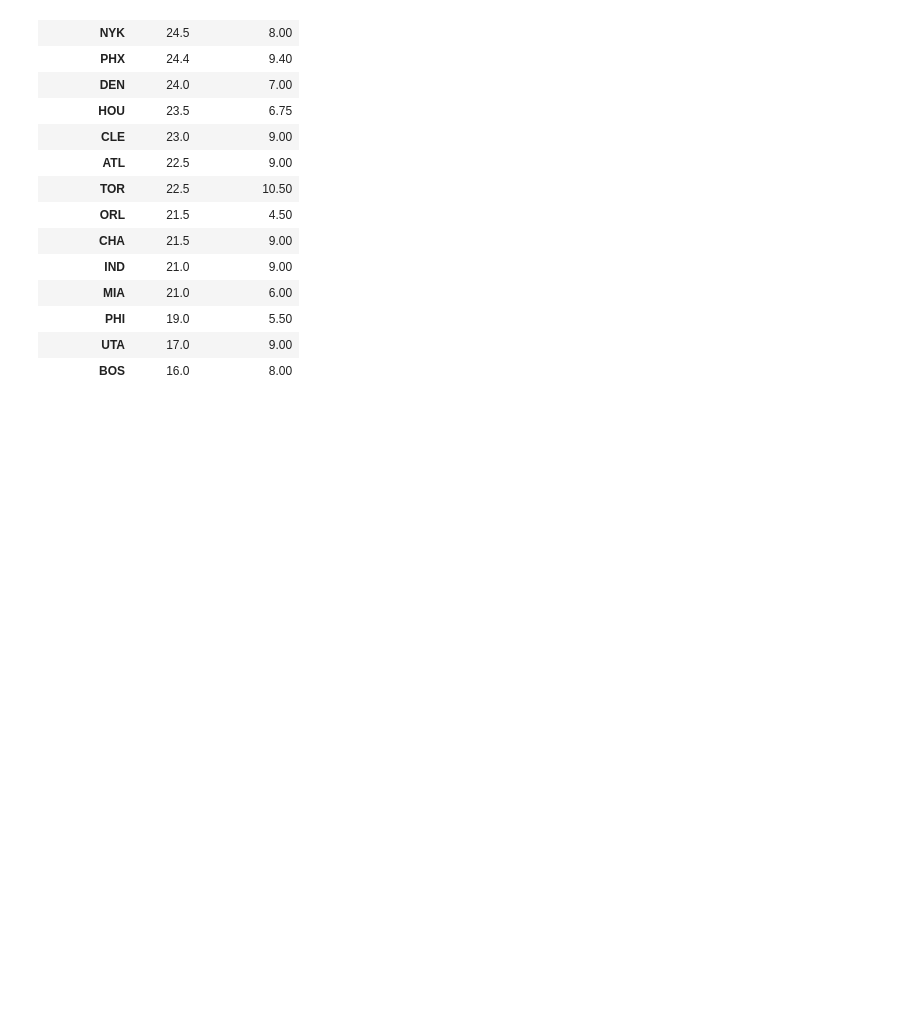
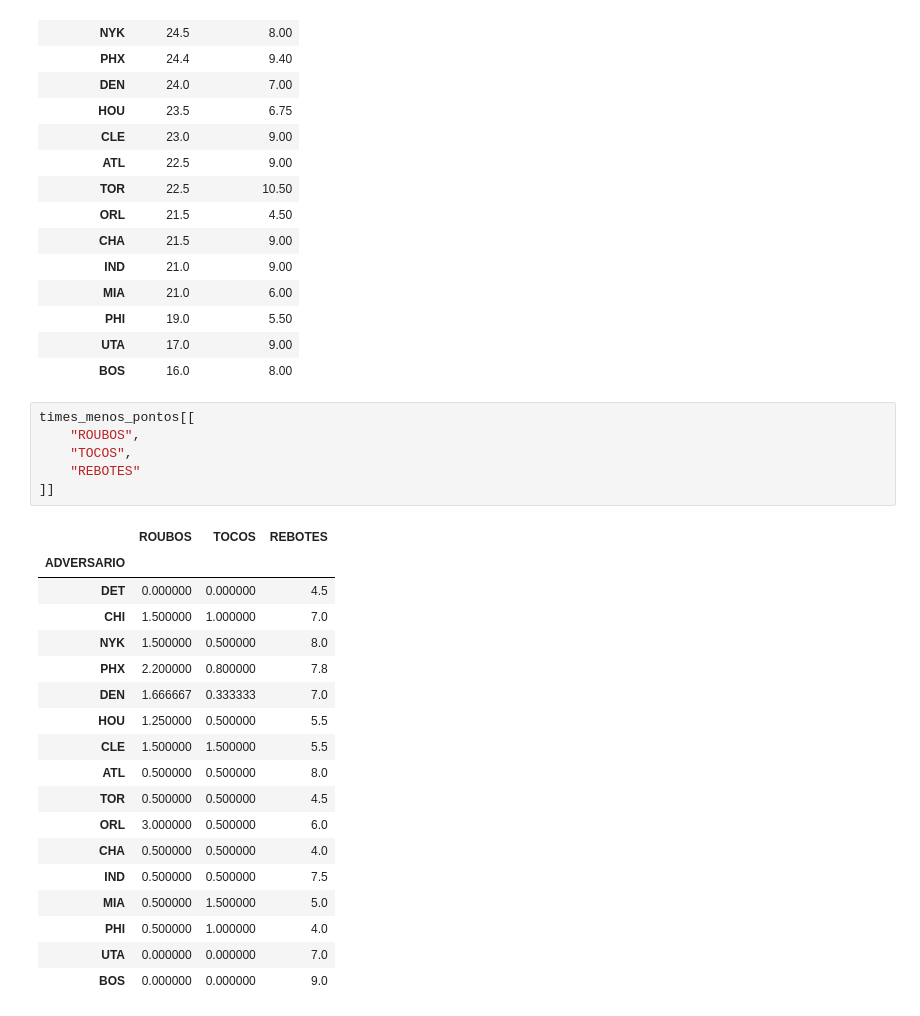
Before and after one commit to BernardoSantDev/Pipeline-de-Dados-com-API-Limpeza-e-Analise, a Jupyter notebook: notebooks/projeto_api.ipynb, the cells around one changed output. Drawn from its saved outputs; the diff is of its cells as text; blank space fills up the shorter version.

```diff
--- a/notebooks/projeto_api.ipynb
+++ b/notebooks/projeto_api.ipynb
@@ -393,3 +393,28 @@ times_menos_pontos[["PONTOS","ASSISTENCIAS"]]
 | PHI | 19.0 | 5.50 |
 | UTA | 17.0 | 9.00 |
 | BOS | 16.0 | 8.00 |
+# %%
+times_menos_pontos[[
+    "ROUBOS",
+    "TOCOS",
+    "REBOTES"
+]]
+# %% [output]
+|  | ROUBOS | TOCOS | REBOTES |
+| ADVERSARIO |  |  |  |
+| DET | 0.000000 | 0.000000 | 4.5 |
+| CHI | 1.500000 | 1.000000 | 7.0 |
+| NYK | 1.500000 | 0.500000 | 8.0 |
+| PHX | 2.200000 | 0.800000 | 7.8 |
+| DEN | 1.666667 | 0.333333 | 7.0 |
+| HOU | 1.250000 | 0.500000 | 5.5 |
+| CLE | 1.500000 | 1.500000 | 5.5 |
+| ATL | 0.500000 | 0.500000 | 8.0 |
+| TOR | 0.500000 | 0.500000 | 4.5 |
+| ORL | 3.000000 | 0.500000 | 6.0 |
+| CHA | 0.500000 | 0.500000 | 4.0 |
+| IND | 0.500000 | 0.500000 | 7.5 |
+| MIA | 0.500000 | 1.500000 | 5.0 |
+| PHI | 0.500000 | 1.000000 | 4.0 |
+| UTA | 0.000000 | 0.000000 | 7.0 |
+| BOS | 0.000000 | 0.000000 | 9.0 |
```
